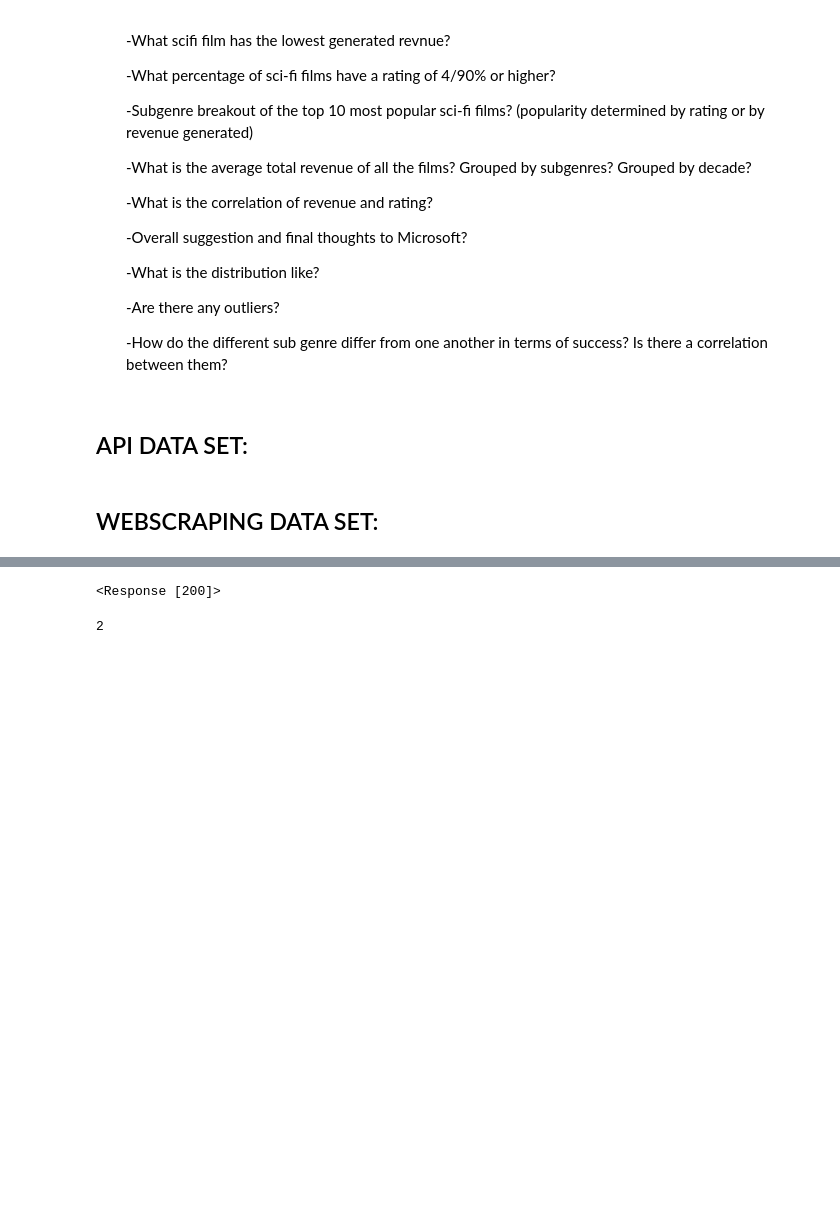
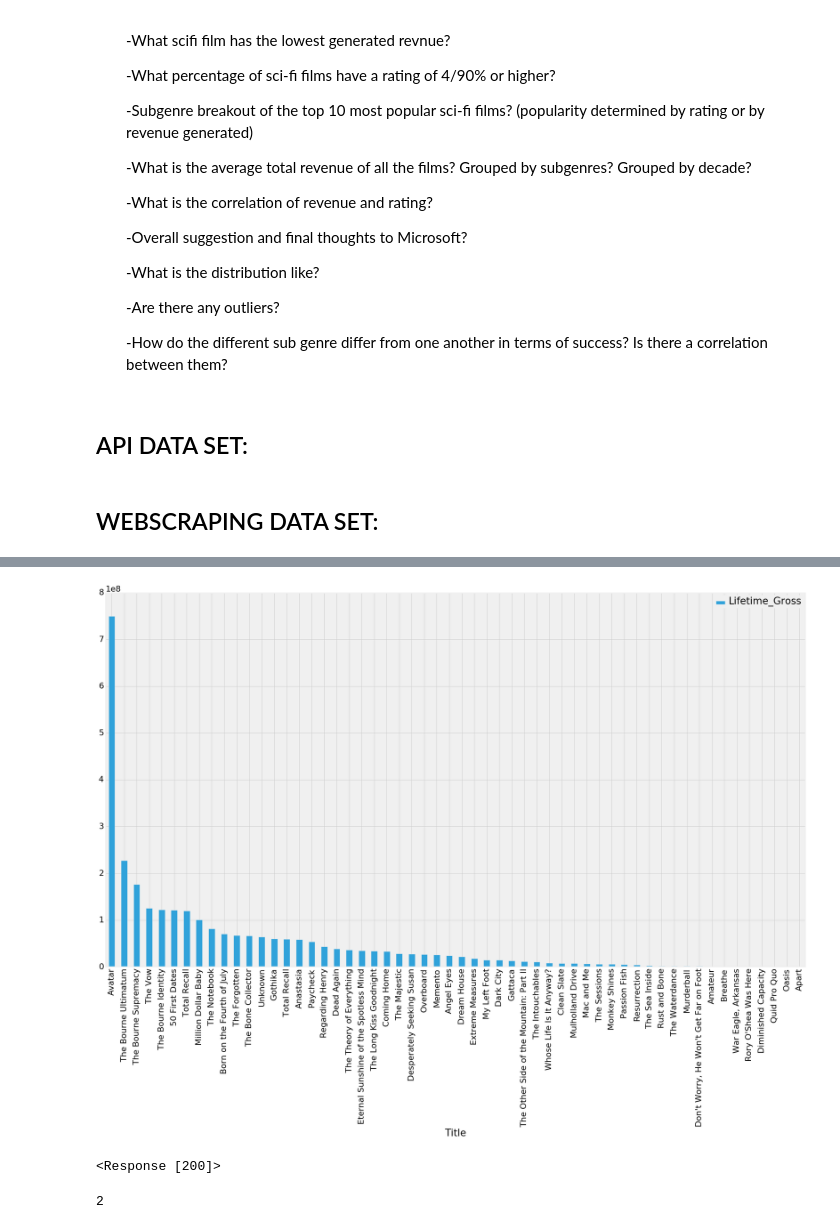
Before and after one commit to AlisonSalerno/scifi-movie-eda-project, a Jupyter notebook: Alison_Jude_Movie_EDA.ipynb, the cells around one changed output, grey strips where cells are left out. Drawn from its saved outputs; the diff is of its cells as text; code cells hidden in the pictures; blank space fills up the shorter version.

```diff
--- a/Alison_Jude_Movie_EDA.ipynb
+++ b/Alison_Jude_Movie_EDA.ipynb
@@ -98,2 +189,7 @@ from bs4 import BeautifulSoup
+# %%
+mega_list[mega_list['Subgenre'] == 'Affliction'].plot(kind='bar', x='Title', y='Lifetime_Gross', figsize=(30,18))
+plt.rcParams.update({'font.size': 22})
+# %% [output]
+[figure, added]
 # %%
 #code
```
Also changed, not shown: parts of 22 cells of this notebook, 1 other file.
